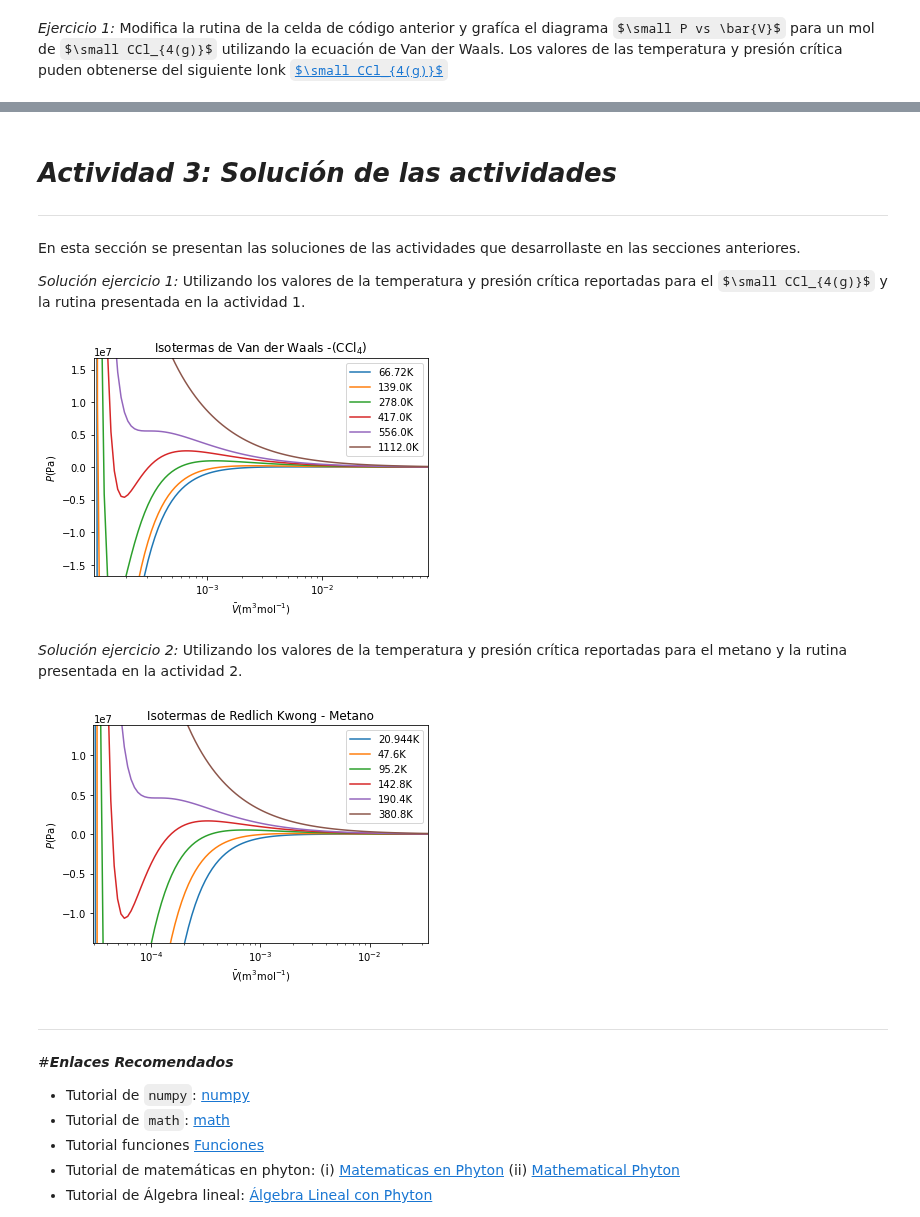
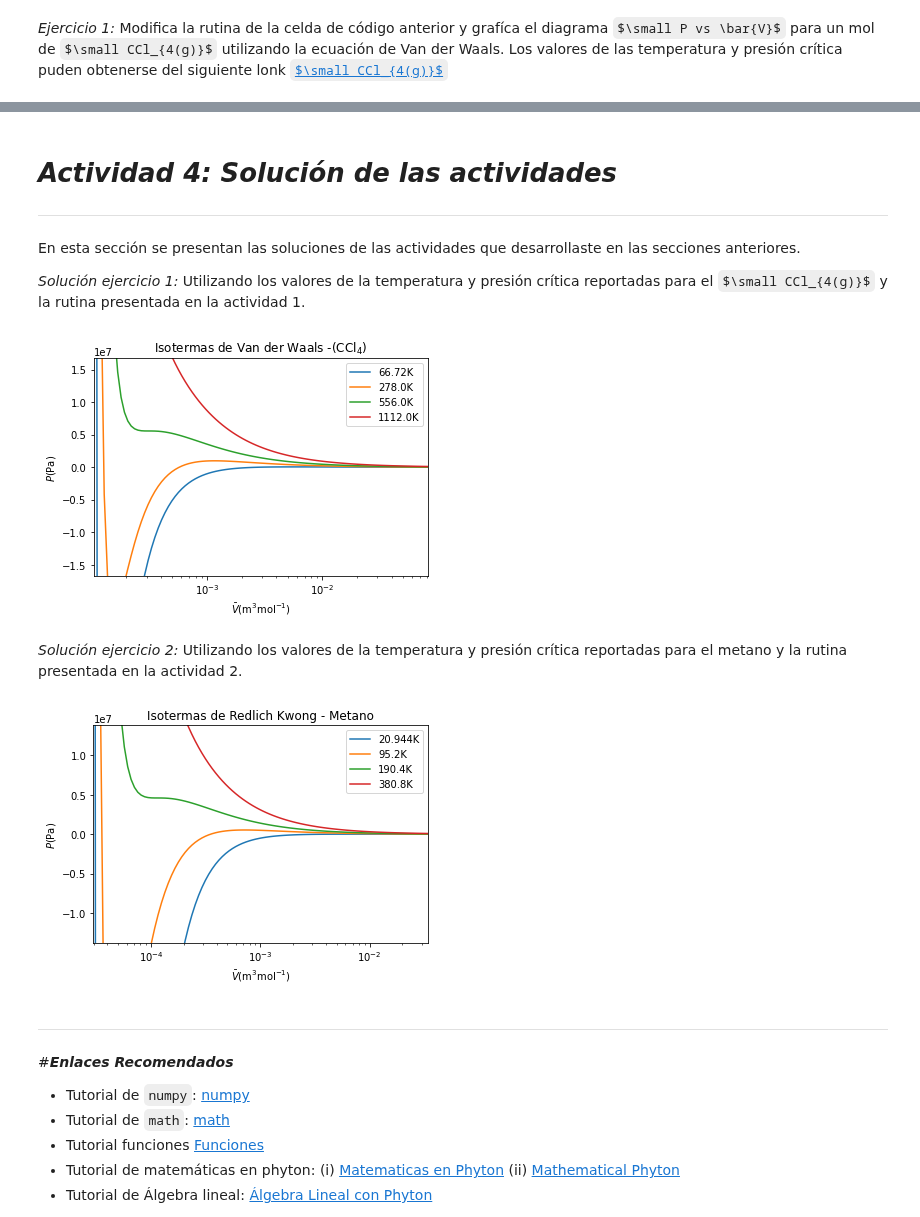
Before and after one commit to wavallejol/ColabChem, a Jupyter notebook: Sesión4_EoS.ipynb, the cells around one changed output, grey strips where cells are left out. Cells and saved outputs as stored; diff of their text form; code cells hidden in the pictures; some formulas as TeX source.

```diff
--- a/Sesión4_EoS.ipynb
+++ b/Sesión4_EoS.ipynb
@@ -58,7 +75,7 @@ Fuente del código:<a href="https://nbviewer.jupyter.org/github/iurisegtovich/Py
 Ahora, utilizarémos el bucle `for` para obtener el diagrama $\small (P  \bar{V})$ a cada una de las temperaturas establecidas en el ejercicio.
 # %%
 fig = plt.figure(1)
-for T in np.array([0.11,0.25,0.5,0.75,1,2])*Tc:                 #definimos el vector de dadtos de la Temperatura
+for T in np.array([0.11,0.5,1,2])*Tc:                           #definimos el vector de dadtos de la Temperatura
     Vm=np.logspace(np.log10(b*1.01),2+np.log10(R*Tc/Pc),100)    #utilizamos escala logarítmica
     plt.semilogx(Vm,Pvw(T,Vm), label=str(T)+"K")                #definimos los paramétros de la grafica
     plt.title("Isotermas de Van der Waals - Metano")
@@ -81,7 +98,7 @@ def P(T,Vm):               #Ec. gases ideales
     return P
 fig = plt.figure(1)
 
-for T in np.array([0.11,0.25,0.5,0.75,1,2])*Tc:
+for T in np.array([0.11,0.5,1,2])*Tc:
     Vm=np.logspace(np.log10(b*1.01),2+np.log10(R*Tc/Pc),100)
     plt.plot(Vm, P(T,Vm), label=str(T)+"K")
     plt.title("Isotermas gas ideal-Metano")
@@ -115,5 +132,5 @@ Dónde $\small (T_{c})$ y $\small (P_{c})$ corresponden a la temperatura y presi
 # %% [markdown]
-# ***Actividad 3: Solución de las actividades***
+# ***Actividad 4: Solución de las actividades***
 ---
 En esta sección se presentan las soluciones de las actividades que desarrollaste en las secciones anteriores.
 
@@ -129,7 +146,7 @@ def Pvw(T,Vm):
     return Pvw
 
 fig = plt.figure(1)
-for T in np.array([0.12,0.25,0.5,0.75,1,2])*Tc:
+for T in np.array([0.12,0.5,1,2])*Tc:
     Vm=np.logspace(np.log10(b*1.01),2+np.log10(R*Tc/Pc),100)
     plt.semilogx(Vm,Pvw(T,Vm), label=str(T)+"K")
     plt.title("Isotermas de Van der Waals -" r"$ (\mathrm{CCl_{4}}) $")
@@ -140,33 +157,33 @@ for T in np.array([0.12,0.25,0.5,0.75,1,2])*Tc:
 plt.legend()
 plt.show()
 # %% [output]
-[figure, old version]
+[figure, new version]
 # %% [markdown]
 *Solución ejercicio 2:* Utilizando los valores de la temperatura y presión crítica reportadas para el metano y la rutina presentada en la actividad 2.
 # %%
 import numpy as np
 import matplotlib.pyplot as plt
 
 R, Tc, Pc= 8.314, 190.4, 4.6e6
 a, b = 0.42748*Tc**2.5*R**2/Pc, 0.08664*(Tc*R)/(Pc)
 
 def Prk(T,Vm):
     Prk=R*T/(Vm-b)- a/(T**0.5*(Vm**2+b*Vm))
     return Prk
 
 fig = plt.figure(1)
-for T in np.array([0.11,0.25,0.5,0.75,1,2])*Tc:
+for T in np.array([0.11,0.5,1,2])*Tc:
     Vm=np.logspace(np.log10(b*1.01),2+np.log10(R*Tc/Pc),100)
     plt.semilogx(Vm,Prk(T,Vm), label=str(T)+"K")
     plt.title("Isotermas de Redlich Kwong - Metano")
     plt.ylabel(r"$ {P (\mathrm{Pa})} $")
     plt.xlabel(r"$ \bar{V}(\mathrm{m^{3}mol^{-1}}) $")
     plt.ylim(-3*Pc,Pc*3)
     plt.xlim(b,(100*R*Tc/Pc))
 plt.legend()
 plt.show()
 # %% [output]
-[figure, old version]
+[figure, new version]
 # %% [markdown]
 ---
 #***Enlaces Recomendados***
```
Also changed, not shown: parts of 10 cells of this notebook.
